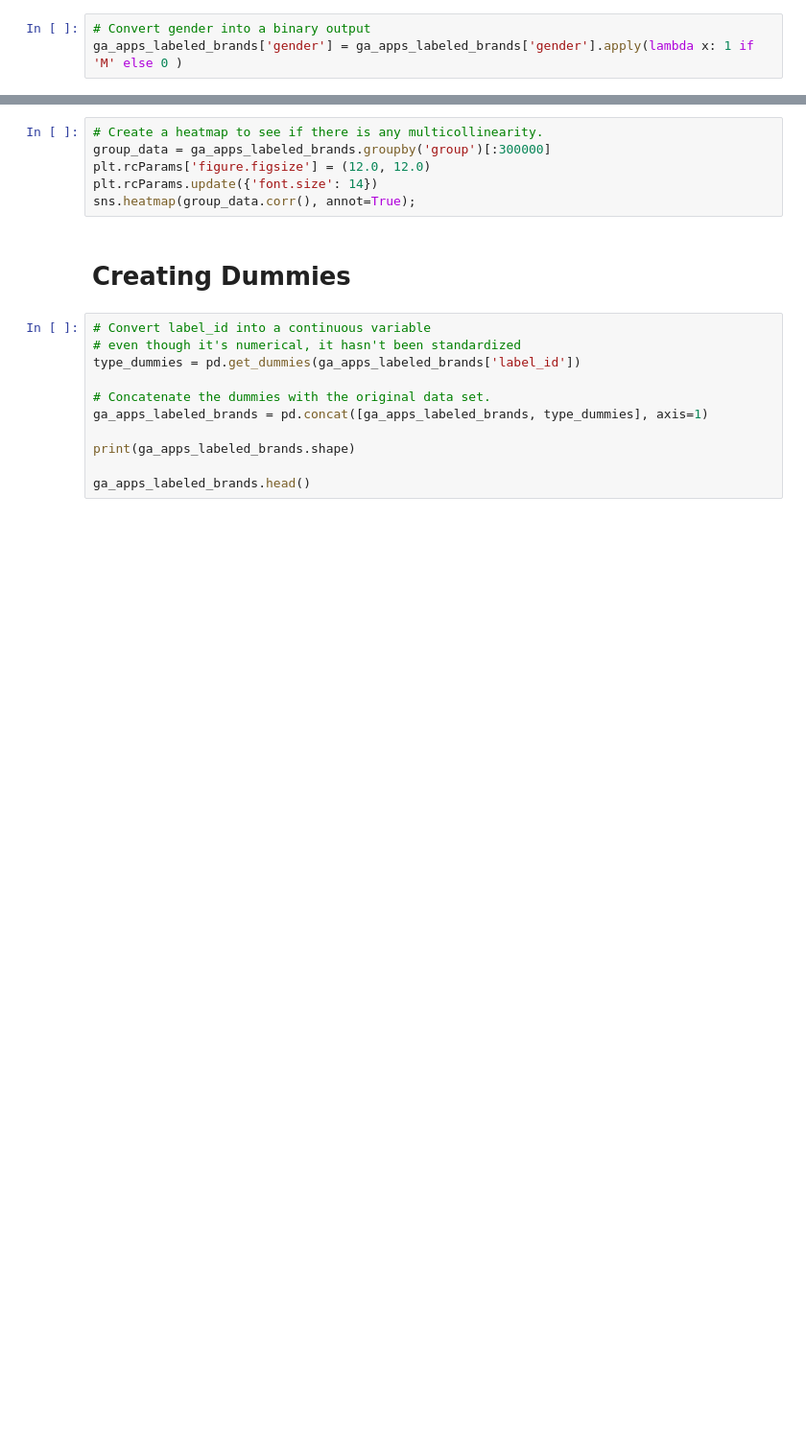
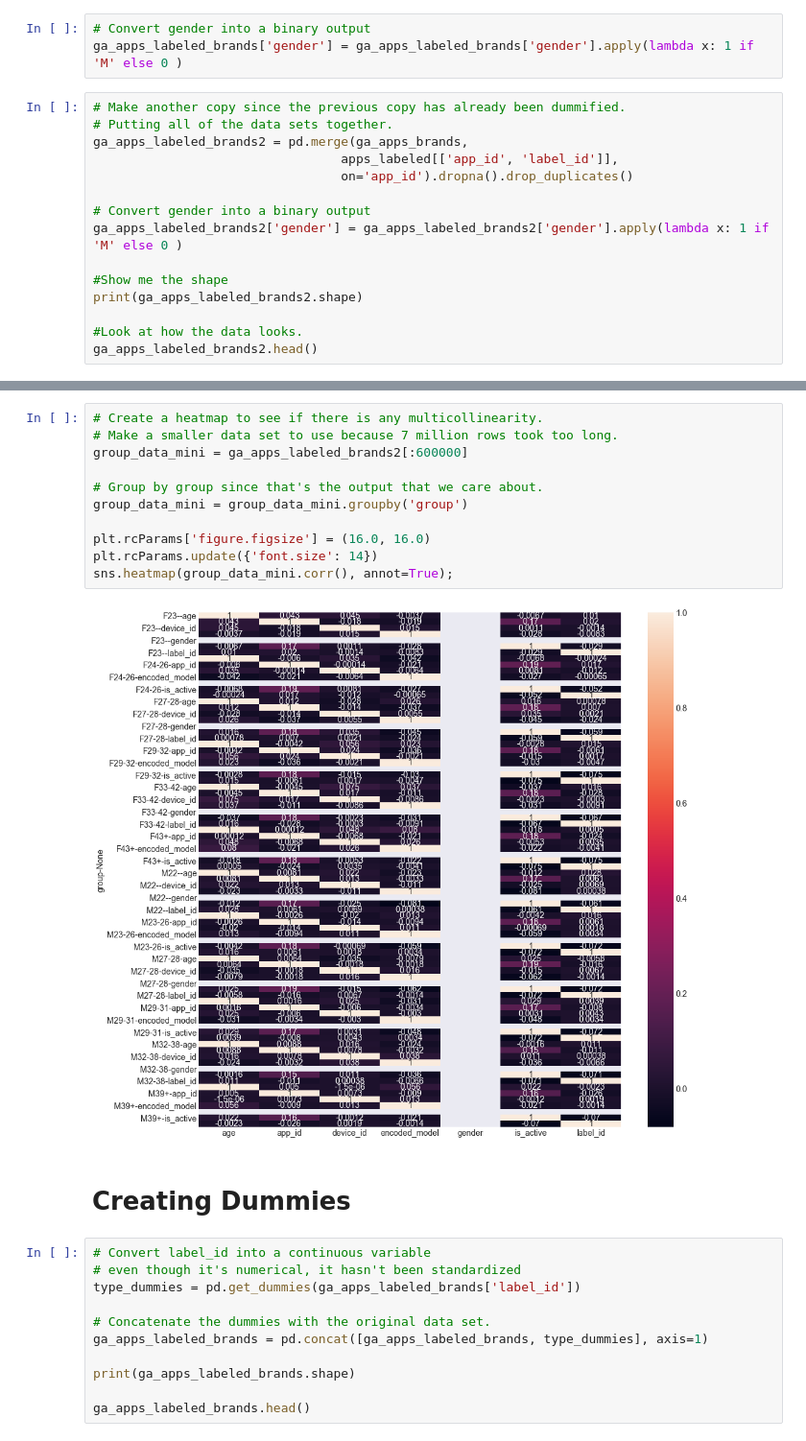
Before and after one commit to lamkg/Thinkful-Final-Capstone, a Jupyter notebook: Final Capstone.ipynb, the cells around one changed output, grey strips where cells are left out. Shown at 96% size. Saved outputs shown, nothing was run; the diff lists cells and outputs as text; blank space fills up the shorter version.

Commit message:
Added heatmap, but results don't look good.

```diff
--- a/Final Capstone.ipynb
+++ b/Final Capstone.ipynb
@@ -356,3 +356,18 @@ ga_apps_labeled_brands.head()
 # %%
 # Convert gender into a binary output
 ga_apps_labeled_brands['gender'] = ga_apps_labeled_brands['gender'].apply(lambda x: 1 if 'M' else 0 )
+# %%
+# Make another copy since the previous copy has already been dummified.
+# Putting all of the data sets together.
+ga_apps_labeled_brands2 = pd.merge(ga_apps_brands,
+                                 apps_labeled[['app_id', 'label_id']],
+                                 on='app_id').dropna().drop_duplicates()
+
+# Convert gender into a binary output
+ga_apps_labeled_brands2['gender'] = ga_apps_labeled_brands2['gender'].apply(lambda x: 1 if 'M' else 0 )
+
+#Show me the shape
+print(ga_apps_labeled_brands2.shape)
+
+#Look at how the data looks.
+ga_apps_labeled_brands2.head()
@@ -359,9 +382,16 @@ ga_apps_labeled_brands['gender'] = ga_apps_labeled_brands['gender'].apply(lambda
 # %%
 # Create a heatmap to see if there is any multicollinearity.
-group_data = ga_apps_labeled_brands.groupby('group')[:300000]
-plt.rcParams['figure.figsize'] = (12.0, 12.0)
+# Make a smaller data set to use because 7 million rows took too long.
+group_data_mini = ga_apps_labeled_brands2[:600000]
+
+# Group by group since that's the output that we care about.
+group_data_mini = group_data_mini.groupby('group')
+
+plt.rcParams['figure.figsize'] = (16.0, 16.0)
 plt.rcParams.update({'font.size': 14})
-sns.heatmap(group_data.corr(), annot=True);
+sns.heatmap(group_data_mini.corr(), annot=True);
+# %% [output]
+[figure, added]
 # %% [markdown]
 # Creating Dummies
 # %%
```
Also changed, not shown: parts of 2 cells of this notebook.
